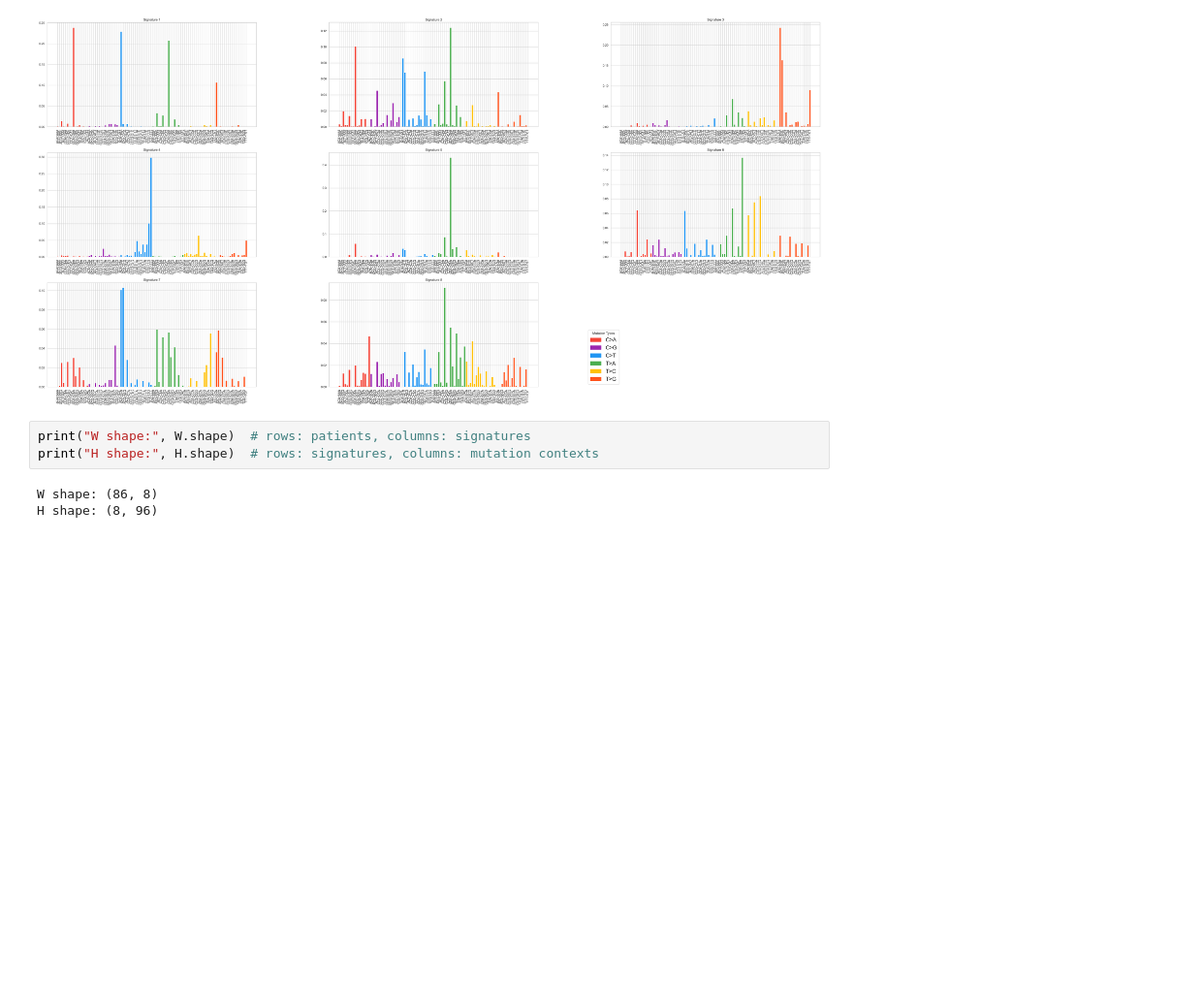
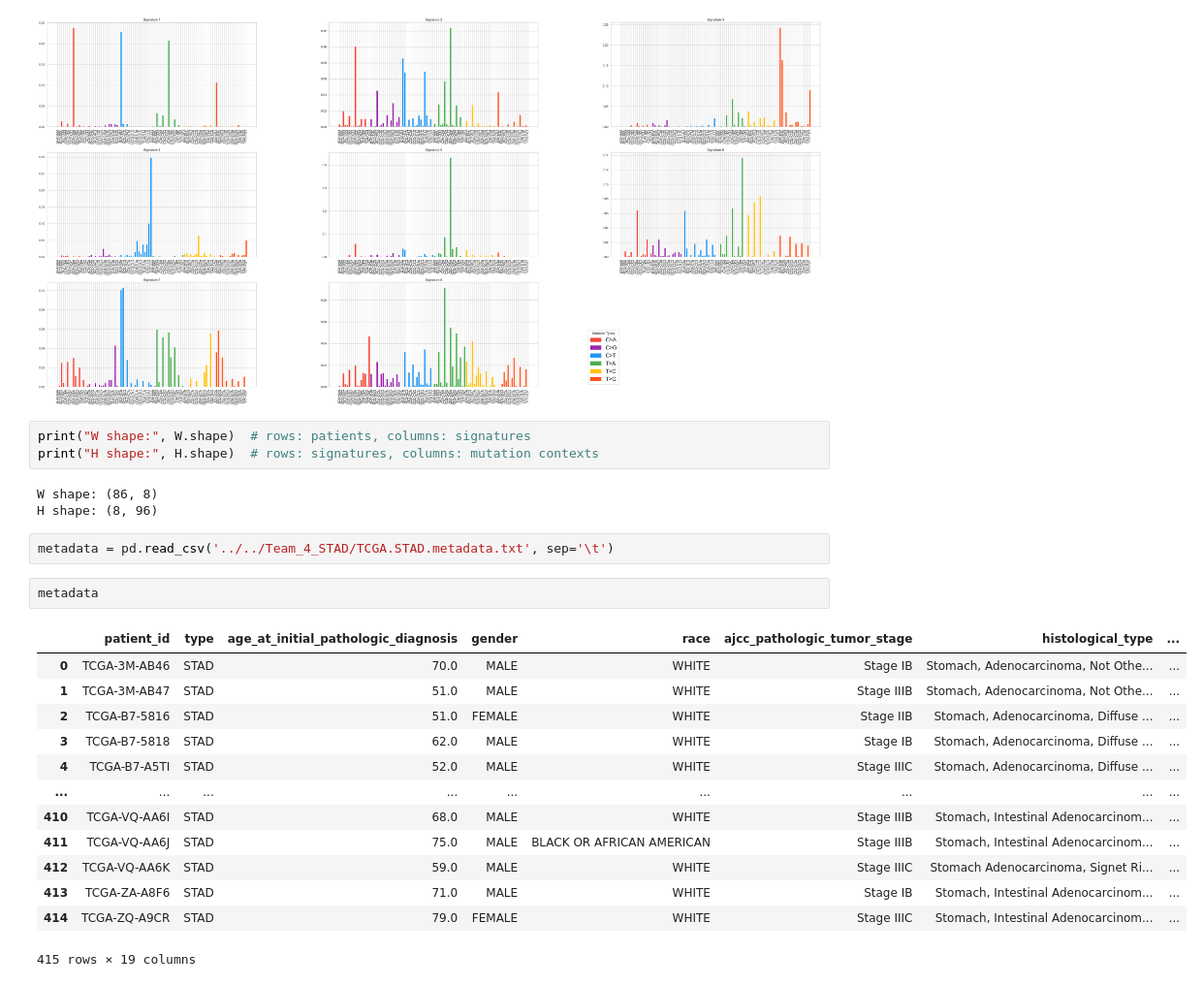
Before and after one commit to anl078/ECE204Repo, a Jupyter notebook: project3/NMF.ipynb, the cells around one changed output. Shown at 97% size. Drawn from its saved outputs; the diff is of its cells as text; blank space fills up the shorter version.

```diff
--- a/project3/NMF.ipynb
+++ b/project3/NMF.ipynb
@@ -451,3 +451,21 @@ print("H shape:", H.shape)  # rows: signatures, columns: mutation contexts
 # %% [output]
 W shape: (86, 8)
 H shape: (8, 96)
+# %%
+metadata = pd.read_csv('../../Team_4_STAD/TCGA.STAD.metadata.txt', sep='\t')
+# %%
+metadata
+# %% [output]
+|  | patient_id | type | age_at_initial_pathologic_diagnosis | gender | race | ajcc_pathologic_tumor_stage | histological_type | ... |
+| 0 | TCGA-3M-AB46 | STAD | 70.0 | MALE | WHITE | Stage IB | Stomach, Adenocarcinoma, Not Othe... | ... |
+| 1 | TCGA-3M-AB47 | STAD | 51.0 | MALE | WHITE | Stage IIIB | Stomach, Adenocarcinoma, Not Othe... | ... |
+| 2 | TCGA-B7-5816 | STAD | 51.0 | FEMALE | WHITE | Stage IIB | Stomach, Adenocarcinoma, Diffuse ... | ... |
+| 3 | TCGA-B7-5818 | STAD | 62.0 | MALE | WHITE | Stage IB | Stomach, Adenocarcinoma, Diffuse ... | ... |
+| 4 | TCGA-B7-A5TI | STAD | 52.0 | MALE | WHITE | Stage IIIC | Stomach, Adenocarcinoma, Diffuse ... | ... |
+| ... | ... | ... | ... | ... | ... | ... | ... | ... |
+| 410 | TCGA-VQ-AA6I | STAD | 68.0 | MALE | WHITE | Stage IIIB | Stomach, Intestinal Adenocarcinom... | ... |
+| 411 | TCGA-VQ-AA6J | STAD | 75.0 | MALE | BLACK OR AFRICAN AMERICAN | Stage IIIB | Stomach, Intestinal Adenocarcinom... | ... |
+| 412 | TCGA-VQ-AA6K | STAD | 59.0 | MALE | WHITE | Stage IIIC | Stomach Adenocarcinoma, Signet Ri... | ... |
+| 413 | TCGA-ZA-A8F6 | STAD | 71.0 | MALE | WHITE | Stage IB | Stomach, Intestinal Adenocarcinom... | ... |
+| 414 | TCGA-ZQ-A9CR | STAD | 79.0 | FEMALE | WHITE | Stage IIIC | Stomach, Intestinal Adenocarcinom... | ... |
+415 rows × 19 columns
```
